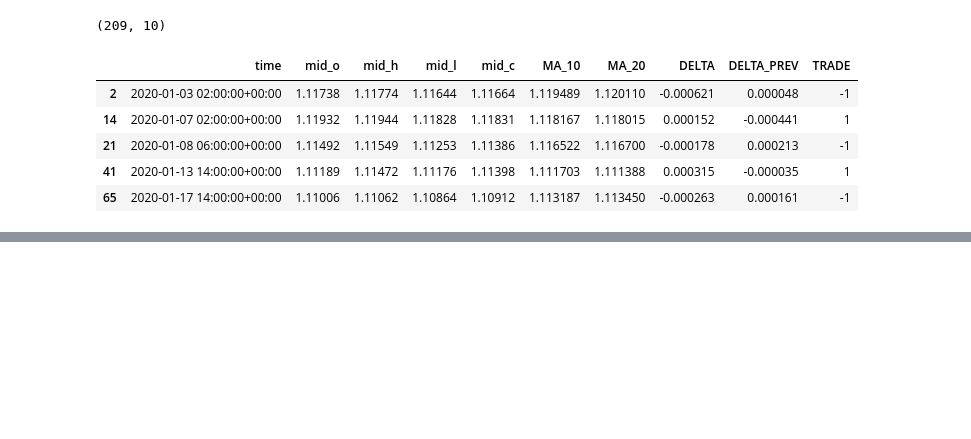
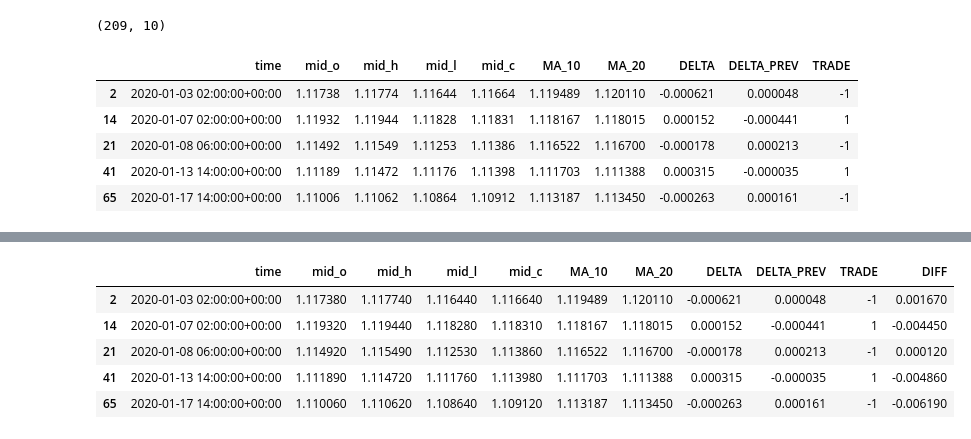
Before and after one commit to mindeleven/introduction-to-python, a Jupyter notebook: Algorythimc-Forex-Trading/code/exploration/04_Analysing-Moving-Average-Crossings.ipynb, the cells around one changed output, grey strips where cells are left out. Saved outputs shown, nothing was run; the diff lists cells and outputs as text; code cells hidden in the pictures; blank space fills up the shorter version.

```diff
--- a/Algorythimc-Forex-Trading/code/exploration/04_Analysing-Moving-Average-Crossings.ipynb
+++ b/Algorythimc-Forex-Trading/code/exploration/04_Analysing-Moving-Average-Crossings.ipynb
@@ -212,7 +211,7 @@ df_an.head(25)
 | 24 | 2020-01-08 18:00:00+00:00 | 1.11179 | 1.11179 | 1.11016 | 1.11038 | 1.114205 | 1.116186 | -0.001981 | -0.001360 | 0 |
 # %%
 # get a dataframe with the interesting trades
-df_trades = df_an[df_an.TRADE != NONE]
+df_trades = df_an[df_an.TRADE != NONE].copy()
 # %%
 # how many trades do we have
 df_trades.shape
@@ -240,0 +280,11 @@ ModuleNotFoundError: No module named 'infrastructure'
+# %%
+# line 21 to 41: price went up so difference is positive
+# DIFF line 21 is mid_c line 41 minus mid_c line 21
+df_trades.head().style.apply(highlight_col, axis=None)
+# %% [output]
+|  | time | mid_o | mid_h | mid_l | mid_c | MA_10 | MA_20 | DELTA | DELTA_PREV | TRADE | DIFF |
+| 2 | 2020-01-03 02:00:00+00:00 | 1.117380 | 1.117740 | 1.116440 | 1.116640 | 1.119489 | 1.120110 | -0.000621 | 0.000048 | -1 | 0.001670 |
+| 14 | 2020-01-07 02:00:00+00:00 | 1.119320 | 1.119440 | 1.118280 | 1.118310 | 1.118167 | 1.118015 | 0.000152 | -0.000441 | 1 | -0.004450 |
+| 21 | 2020-01-08 06:00:00+00:00 | 1.114920 | 1.115490 | 1.112530 | 1.113860 | 1.116522 | 1.116700 | -0.000178 | 0.000213 | -1 | 0.000120 |
+| 41 | 2020-01-13 14:00:00+00:00 | 1.111890 | 1.114720 | 1.111760 | 1.113980 | 1.111703 | 1.111388 | 0.000315 | -0.000035 | 1 | -0.004860 |
+| 65 | 2020-01-17 14:00:00+00:00 | 1.110060 | 1.110620 | 1.108640 | 1.109120 | 1.113187 | 1.113450 | -0.000263 | 0.000161 | -1 | -0.006190 |
```
Also changed, not shown: parts of 15 cells of this notebook.
